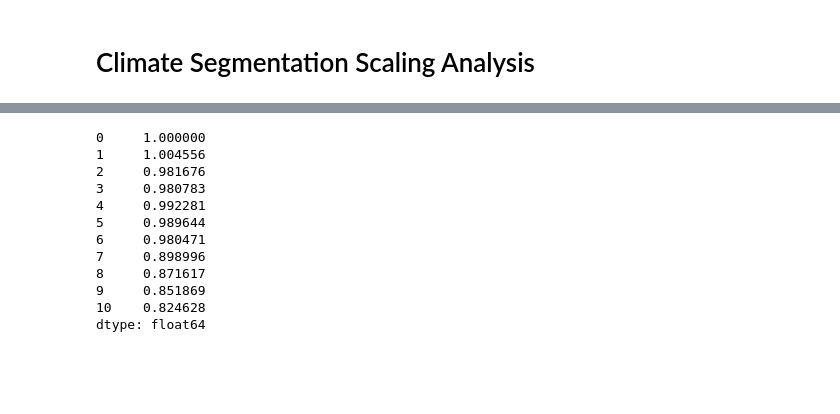
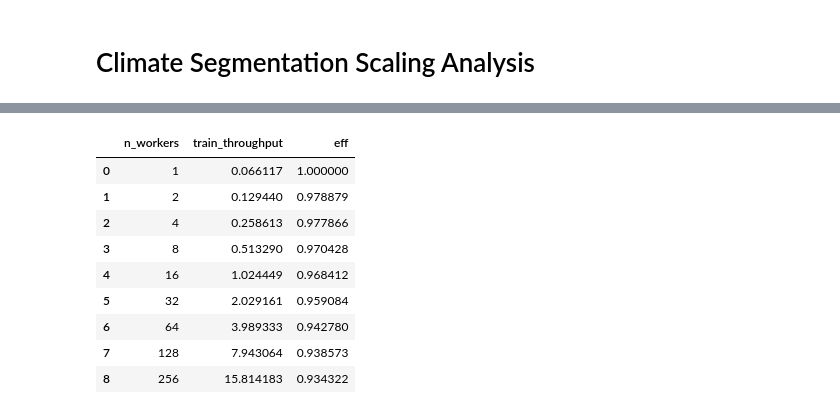
Before and after one commit to sparticlesteve/climate-seg-benchmark, a Jupyter notebook: notebooks/ScalingAnalysis.ipynb, the cells around one changed output, grey strips where cells are left out. Drawn from its saved outputs; the diff is of its cells as text; code cells hidden in the pictures; blank space fills up the shorter version.

```diff
--- a/notebooks/ScalingAnalysis.ipynb
+++ b/notebooks/ScalingAnalysis.ipynb
@@ -70,17 +64,15 @@ plt.ylabel('Train throughput [samples/s]');
 # %%
 scaling_eff = data.train_throughput / (data.n_workers * data.train_throughput.loc[0])
-# %%
-scaling_eff
-# %% [output]
-0     1.000000
-1     1.004556
-2     0.981676
-3     0.980783
-4     0.992281
-5     0.989644
-6     0.980471
-7     0.898996
-8     0.871617
-9     0.851869
-10    0.824628
-dtype: float64
+# %%
+data[['n_workers', 'train_throughput']].assign(eff=scaling_eff)
+# %% [output]
+|  | n_workers | train_throughput | eff |
+| 0 | 1 | 0.066117 | 1.000000 |
+| 1 | 2 | 0.129440 | 0.978879 |
+| 2 | 4 | 0.258613 | 0.977866 |
+| 3 | 8 | 0.513290 | 0.970428 |
+| 4 | 16 | 1.024449 | 0.968412 |
+| 5 | 32 | 2.029161 | 0.959084 |
+| 6 | 64 | 3.989333 | 0.942780 |
+| 7 | 128 | 7.943064 | 0.938573 |
+| 8 | 256 | 15.814183 | 0.934322 |
```
Also changed, not shown: parts of 8 cells of this notebook.
